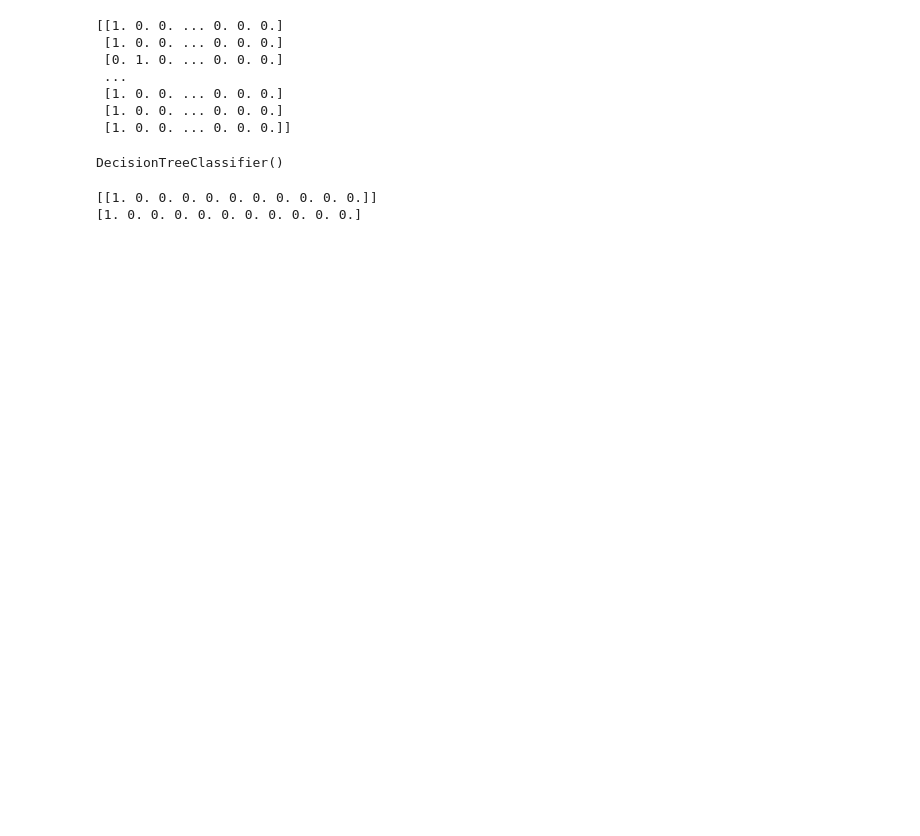
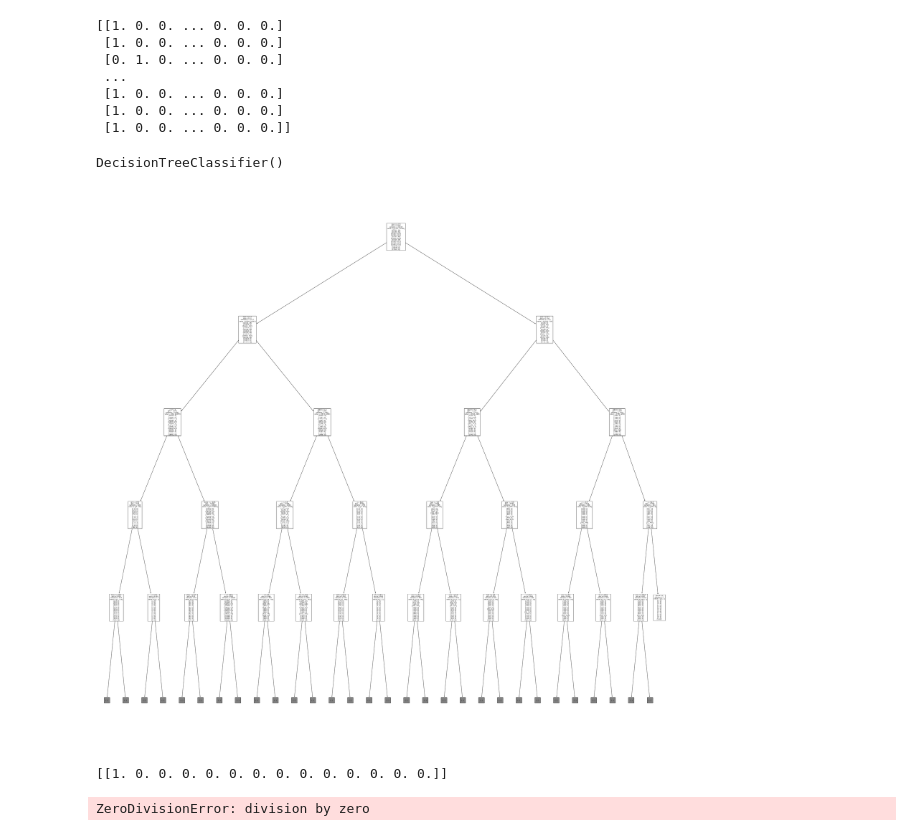
Before and after one commit to Plutorian-Programmer/Bachelor-graduation-project, a Jupyter notebook: code/notebooks/exploration.ipynb, the cells around one changed output. Cells and saved outputs as stored; diff of their text form; code cells hidden in the pictures; blank space fills up the shorter version.

```diff
--- a/code/notebooks/exploration.ipynb
+++ b/code/notebooks/exploration.ipynb
@@ -19,5 +20,5 @@ while True:
     except OverflowError:
         maxInt = int(maxInt/10)
 # %%
-test_dataframe = pd.read_csv(datapath+"hipe2020/en/HIPE-2022-v2.0-hipe2020-dev-en.tsv", sep = '\t', header = 0, engine="python", comment='#', na_values=['_'], quoting=csv.QUOTE_NONE)
-test_dataframe
+test_dataframe = pd.read_csv(datapath+"hipe2020/en/HIPE-2022-v2.0-hipe2020-dev-en.tsv", sep = '\t', header = 0, engine="python", comment='#', quoting=csv.QUOTE_NONE)
+# test_dataframe
@@ -38,3 +25,4 @@ test_dataframe
 # %%
 test_NE = test_dataframe[test_dataframe["NE-COARSE-LIT"] != "O"]
-test_dataframe["TOKEN"] = test_dataframe["TOKEN"].str.lower()
+lower_case_dataframe = test_dataframe.copy()
+lower_case_dataframe["TOKEN"] = lower_case_dataframe["TOKEN"].str.lower()
@@ -57,5 +29,5 @@ test_NE[test_NE["TOKEN"] == "¬"]
 # %%
-data = test_dataframe["TOKEN"].value_counts()
+data = lower_case_dataframe["TOKEN"].value_counts()
 test = data.to_dict()
 data
 # %% [output]
@@ -158,6 +130,7 @@ pos_dict = defaultdict(lambda: [])
 label_dict = defaultdict(lambda: [])
 pos = 0
 progress = [0.1,0.2,0.3,0.4,0.5,0.6,0.7,0.8,0.9,1]
+prev_label = 0
 for idx in test_dataframe.index:
     if idx/len(test_dataframe) > progress[0]:
         print(progress[0])
@@ -165,22 +138,29 @@ for idx in test_dataframe.index:
     pos += 1
     row = test_dataframe.iloc[idx]
     token = row["TOKEN"]
+
+    if isinstance(token, float):
+        continue
     label = row["NE-COARSE-LIT"]
 
-    label_dict[token].append((pos,label))
+    label_dict[token].append((pos,label,prev_label,0))
 
-    if token in feature_list:
-        pos_dict[token].append(pos)
+    prev_label = label_list.index(label)
+
+    if token.lower() in feature_list:
+        pos_dict[token.lower()].append(pos)
 
     if isinstance(row["MISC"], float) or "EndOfSentence" not in row["MISC"]:
         continue
-
+    label_dict[token][-1][3] = 1
     for key in label_dict:
         for appearance in label_dict[key]:
             pos = appearance[0]
-            label_vector = np.zeros(shape=(len(label_list)))
+            label_vector = np.zeros(shape=(len(label_list)+4))
             label_vector[label_list.index(appearance[1])] = 1
             feature_vector = np.zeros(shape=(len(feature_list)))
+
+            # add location for each token
             for feature in pos_dict:
                 nearest_pos = 100 # I assume there is no feature farther than 100 tokens away from current token in a sentance
                 for temp_pos in pos_dict[feature]:
@@ -190,11 +170,22 @@ for idx in test_dataframe.index:
                     else:
                         continue
                 feature_vector[feature_list.index(feature)] = nearest_pos
+
+            # add the current position of the token into the feature vector
+            feature_vector[-4] = pos
+
+            #check if first letter of token is uppercase
+            if key[0].isupper():
+                feature_vector[-3] = 1
+
+            feature_vector[-2] = appearance[2]
+            feature_vector[-1] = appearance[3]
             feature_matrix.append(feature_vector)
             label_matrix.append(label_vector)
     pos_dict = defaultdict(lambda: [])
     label_dict = defaultdict(lambda: [])
     pos = 0
+    prev_label = 0
 
 feature_matrix = np.array(feature_matrix)
 label_matrix = np.array(label_matrix)
@@ -242,18 +233,34 @@ clf = tree.DecisionTreeClassifier()
 clf.fit(training_data,training_labels)
 # %% [output]
 DecisionTreeClassifier()
+# %%
+plt.figure(figsize=(50,50))
+tree.plot_tree(clf,feature_names = feature_list + ["position", "capitalisation", "prev_label"], class_names= label_list, max_depth=4)
+plt.show()
+# %% [output]
+[figure, added]
 # %%
 tp = 0
 fp = 0
 fn = 0
 tn = 0
-total = len(test_data)
+total = 0
 prediction = clf.predict(test_data)
-
-for i, pred in enumerate(prediction):
-    correct_idx = test_labels[i].index(1)
+prev_label = 0
+for i, vector in enumerate(test_data):
+    pred = clf.predict([vector])
+    print(pred)
+    break
+    correct_idx = np.where(test_labels[i] == 1)[0][0]
+    if correct_idx == 0:
+        continue
+    total += 1
     if pred[correct_idx] == 1:
         tp += 1
+    else:
+        fn += 1
+print(tp/total)
+print(total)
 # %% [output]
-[[1. 0. 0. 0. 0. 0. 0. 0. 0. 0. 0.]]
-[1. 0. 0. 0. 0. 0. 0. 0. 0. 0. 0.]
+[[1. 0. 0. 0. 0. 0. 0. 0. 0. 0. 0. 0. 0. 0.]]
+ZeroDivisionError: division by zero
```
Also changed, not shown: parts of 10 cells of this notebook.
